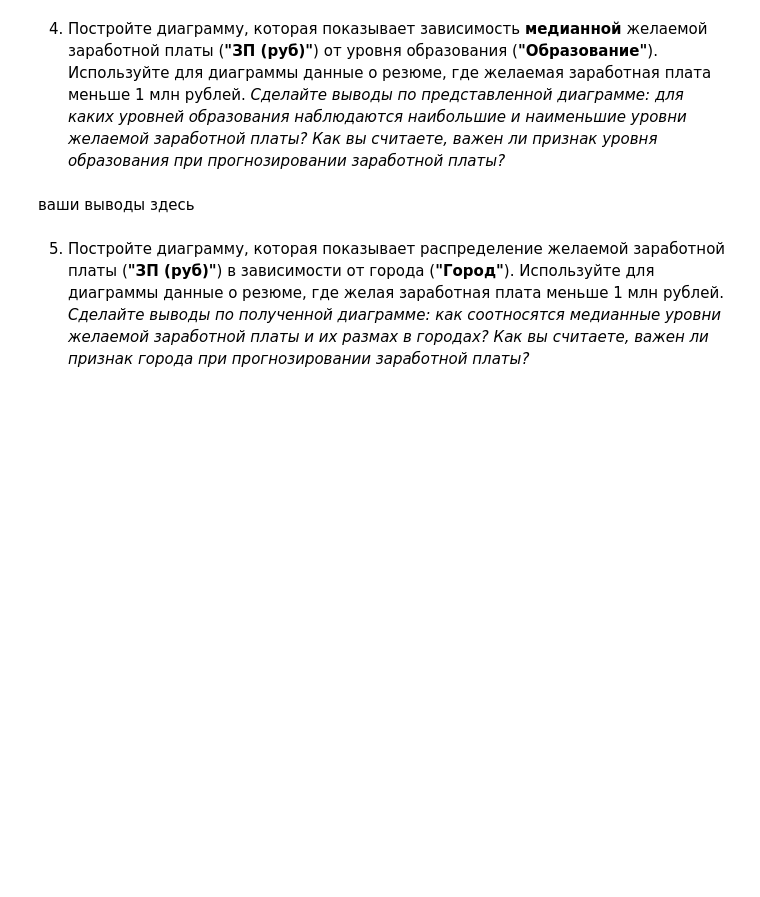
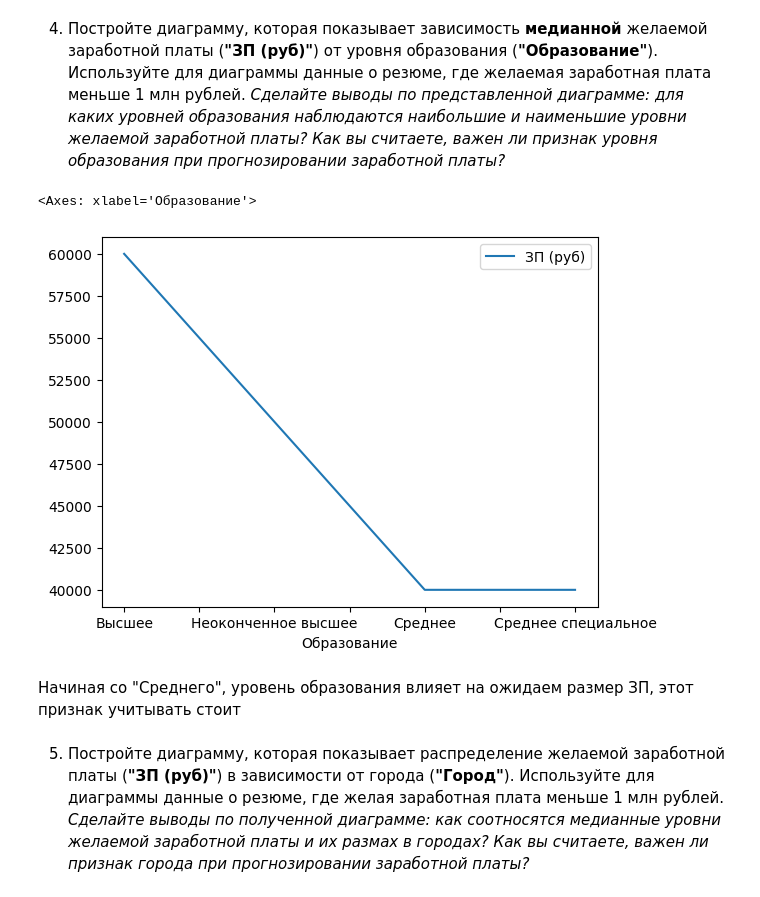
Before and after one commit to Dmitrycmc/hh_data_engineering, a Jupyter notebook: Project-1. Ноутбук-шаблон.ipynb, the cells around one changed output. Drawn from its saved outputs; the diff is of its cells as text; code cells hidden in the pictures; blank space fills up the shorter version.

```diff
--- a/Project-1. Ноутбук-шаблон.ipynb
+++ b/Project-1. Ноутбук-шаблон.ipynb
@@ -571,9 +577,14 @@ Max: 1000000
 4. Постройте диаграмму, которая показывает зависимость **медианной** желаемой заработной платы (**"ЗП (руб)"**) от уровня образования (**"Образование"**). Используйте для диаграммы данные о резюме, где желаемая заработная плата меньше 1 млн рублей.
 *Сделайте выводы по представленной диаграмме: для каких уровней образования наблюдаются наибольшие и наименьшие уровни желаемой заработной платы? Как вы считаете, важен ли признак уровня образования при прогнозировании заработной платы?*
 # %%
-# ваш код здесь
+cleanData = preparedData[preparedData['ЗП (руб)'] <= 1000000]
+
+cleanData[['Образование', 'ЗП (руб)']].groupby(by='Образование').median().plot()
+# %% [output]
+<Axes: xlabel='Образование'>
+[figure, added]
 # %% [markdown]
-ваши выводы здесь
+Начиная со "Среднего", уровень образования влияет на ожидаем размер ЗП, этот признак учитывать стоит
 # %% [markdown]
 5. Постройте диаграмму, которая показывает распределение желаемой заработной платы (**"ЗП (руб)"**) в зависимости от города (**"Город"**). Используйте для диаграммы данные о резюме, где желая заработная плата меньше 1 млн рублей.
 *Сделайте выводы по полученной диаграмме: как соотносятся медианные уровни желаемой заработной платы и их размах в городах? Как вы считаете, важен ли признак города при прогнозировании заработной платы?*
```
Also changed, not shown: parts of 11 cells of this notebook.
